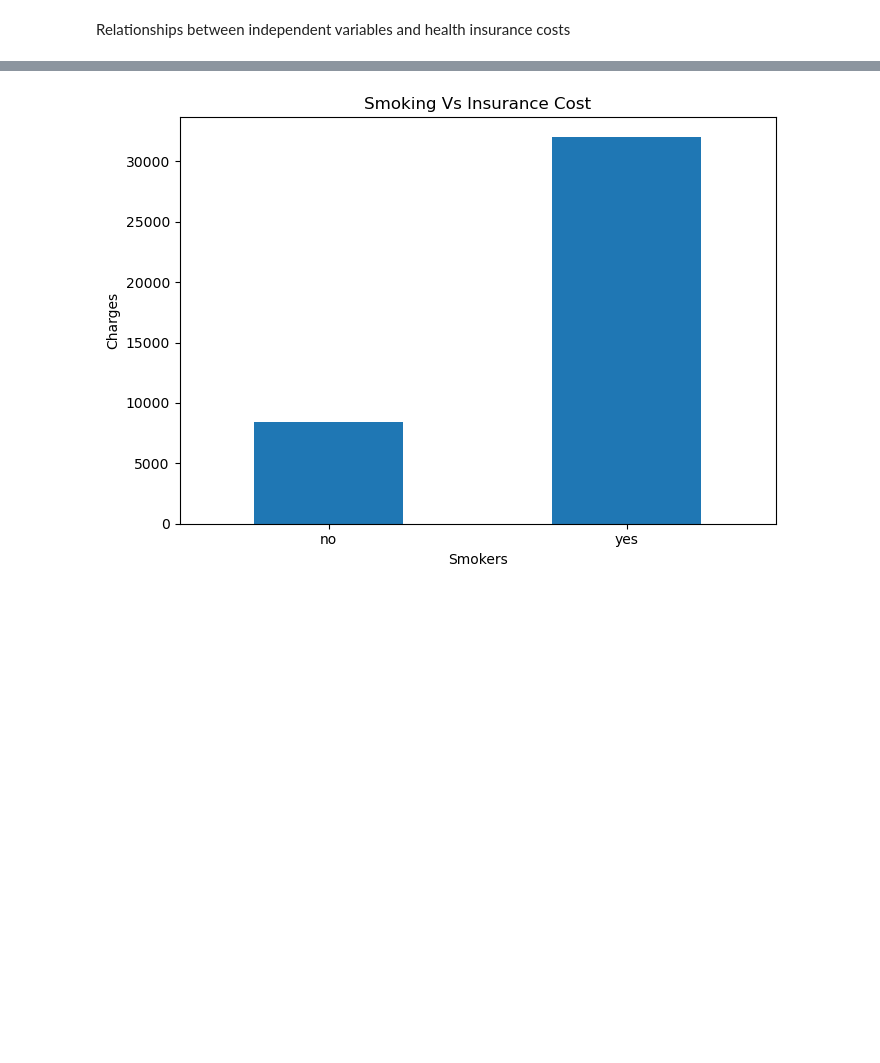
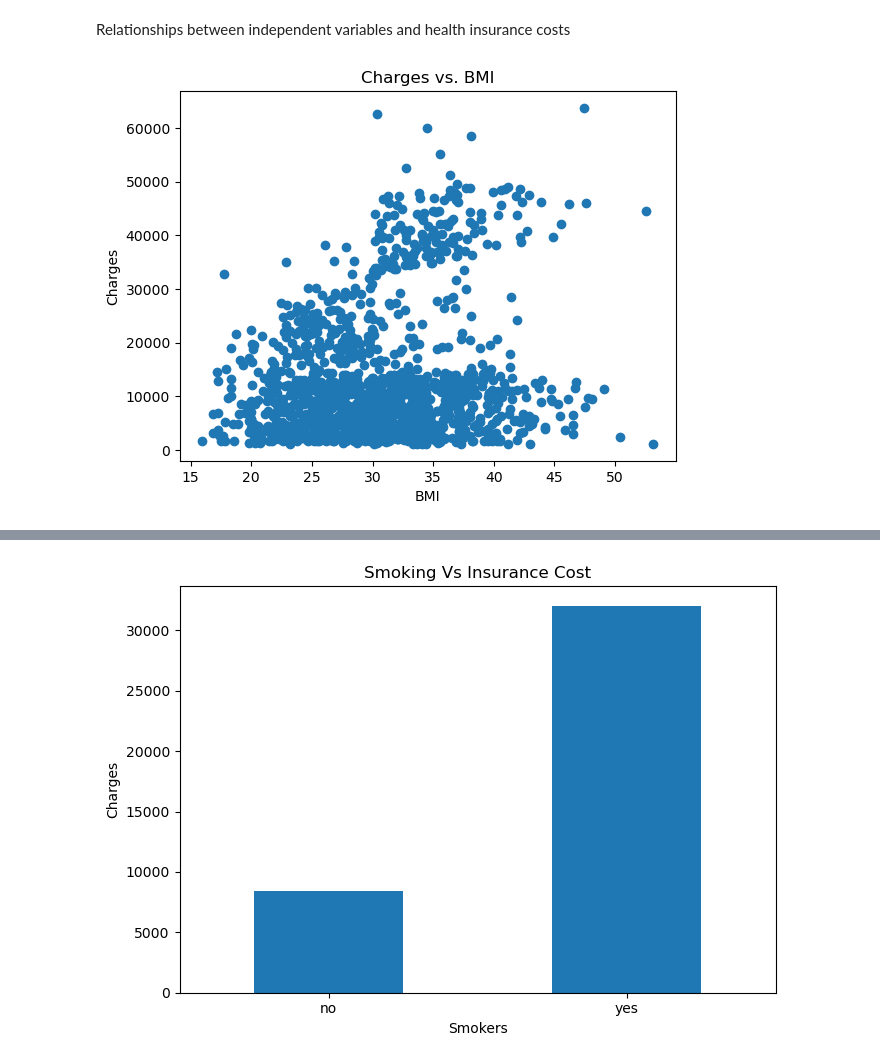
Before and after one commit to carolinefoshee/project-1, a Jupyter notebook: project1.ipynb, the cells around one changed output, grey strips where cells are left out. Drawn from its saved outputs; the diff is of its cells as text; code cells hidden in the pictures; blank space fills up the shorter version.

```diff
--- a/project1.ipynb
+++ b/project1.ipynb
@@ -237,4 +238,18 @@ Relationships between independent variables
 # print correlations --> don't do scatterplots
 # %% [markdown]
 Relationships between independent variables and health insurance costs
+# %%
+plt.scatter(insurance_df["bmi"], insurance_df["charges"])
+
+
+
+# Labels for the graph
+plt.xlabel("BMI")
+plt.ylabel("Charges")
+plt.title("Charges vs. BMI")
+
+
+plt.show()
+# %% [output]
+[figure, added]
 # %%
```
Also changed, not shown: parts of 11 cells of this notebook, 1 other file.
